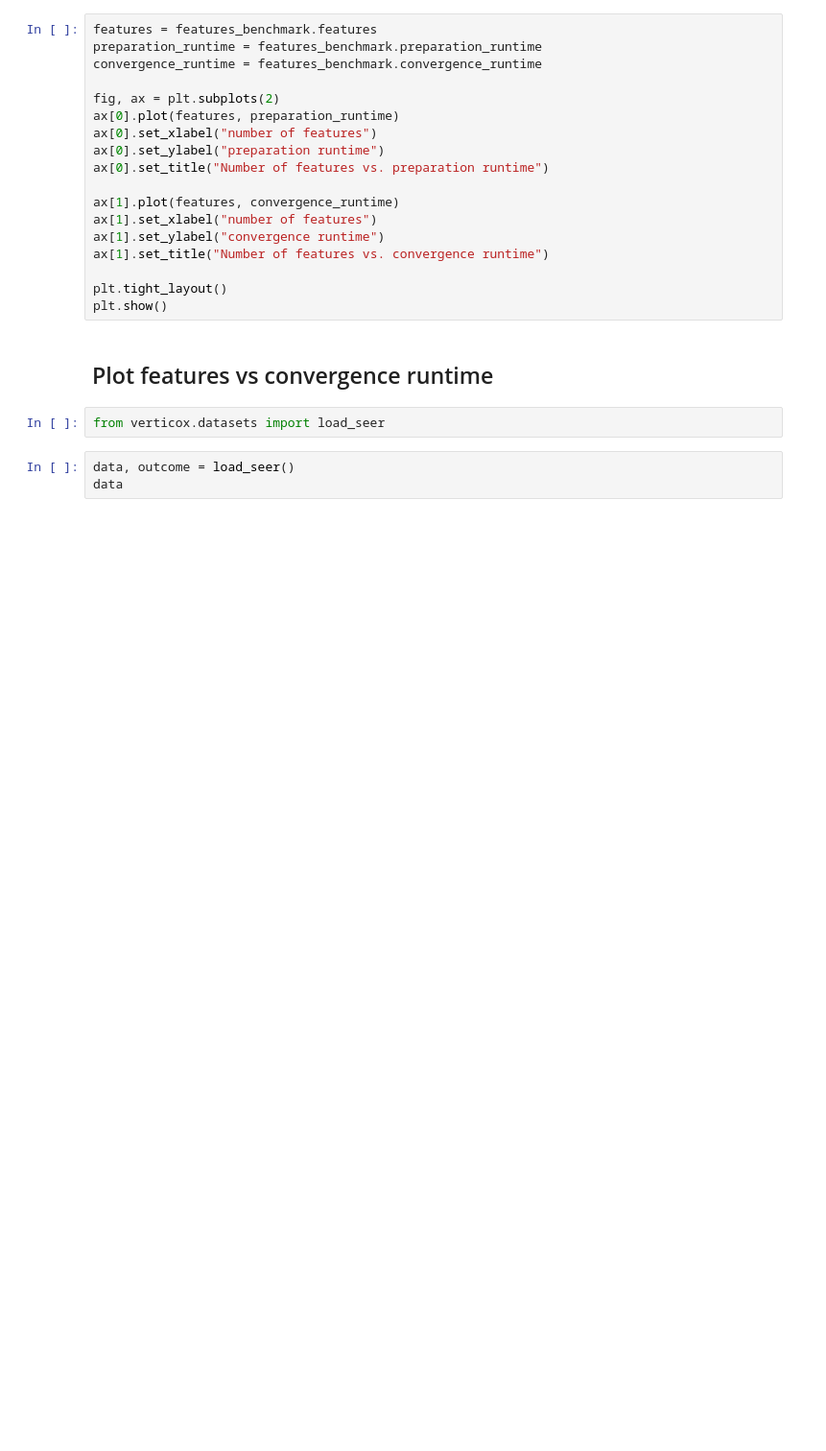
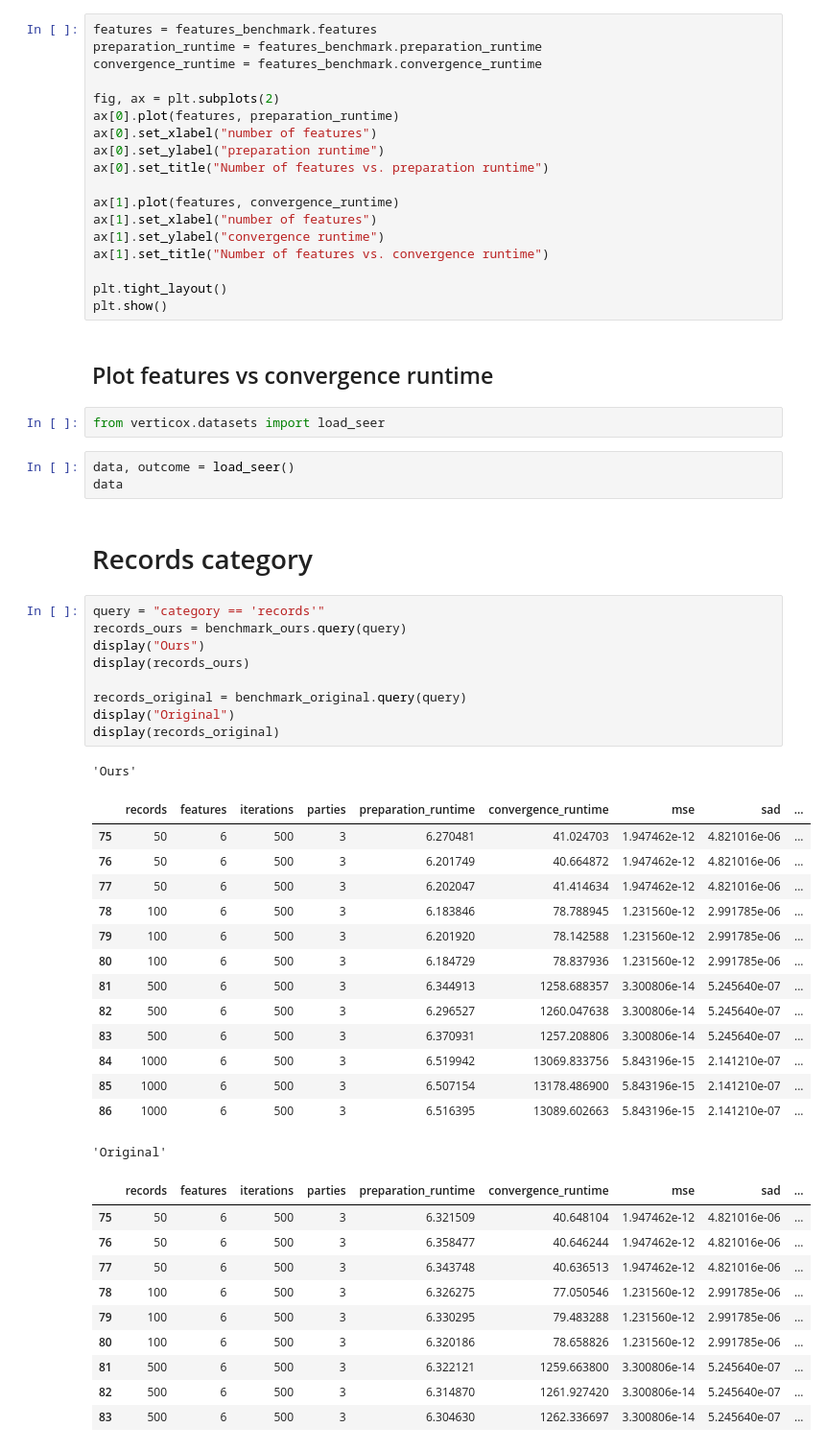
Before and after one commit to CARRIER-project/verticox, a Jupyter notebook: plot_benchmarks_with_c_index.ipynb, the cells around one changed output. Shown at 96% size. Drawn from its saved outputs; the diff is of its cells as text; blank space fills up the shorter version.

```diff
--- a/plot_benchmarks_with_c_index.ipynb
+++ b/plot_benchmarks_with_c_index.ipynb
@@ -336,3 +340,40 @@ from verticox.datasets import load_seer
 # %%
 data, outcome = load_seer()
 data
+# %% [markdown]
+# Records category
+# %%
+query = "category == 'records'"
+records_ours = benchmark_ours.query(query)
+display("Ours")
+display(records_ours)
+
+records_original = benchmark_original.query(query)
+display("Original")
+display(records_original)
+# %% [output]
+'Ours'
+|  | records | features | iterations | parties | preparation_runtime | convergence_runtime | mse | sad | ... |
+| 75 | 50 | 6 | 500 | 3 | 6.270481 | 41.024703 | 1.947462e-12 | 4.821016e-06 | ... |
+| 76 | 50 | 6 | 500 | 3 | 6.201749 | 40.664872 | 1.947462e-12 | 4.821016e-06 | ... |
+| 77 | 50 | 6 | 500 | 3 | 6.202047 | 41.414634 | 1.947462e-12 | 4.821016e-06 | ... |
+| 78 | 100 | 6 | 500 | 3 | 6.183846 | 78.788945 | 1.231560e-12 | 2.991785e-06 | ... |
+| 79 | 100 | 6 | 500 | 3 | 6.201920 | 78.142588 | 1.231560e-12 | 2.991785e-06 | ... |
+| 80 | 100 | 6 | 500 | 3 | 6.184729 | 78.837936 | 1.231560e-12 | 2.991785e-06 | ... |
+| 81 | 500 | 6 | 500 | 3 | 6.344913 | 1258.688357 | 3.300806e-14 | 5.245640e-07 | ... |
+| 82 | 500 | 6 | 500 | 3 | 6.296527 | 1260.047638 | 3.300806e-14 | 5.245640e-07 | ... |
+| 83 | 500 | 6 | 500 | 3 | 6.370931 | 1257.208806 | 3.300806e-14 | 5.245640e-07 | ... |
+| 84 | 1000 | 6 | 500 | 3 | 6.519942 | 13069.833756 | 5.843196e-15 | 2.141210e-07 | ... |
+| 85 | 1000 | 6 | 500 | 3 | 6.507154 | 13178.486900 | 5.843196e-15 | 2.141210e-07 | ... |
+| 86 | 1000 | 6 | 500 | 3 | 6.516395 | 13089.602663 | 5.843196e-15 | 2.141210e-07 | ... |
+'Original'
+|  | records | features | iterations | parties | preparation_runtime | convergence_runtime | mse | sad | ... |
+| 75 | 50 | 6 | 500 | 3 | 6.321509 | 40.648104 | 1.947462e-12 | 4.821016e-06 | ... |
+| 76 | 50 | 6 | 500 | 3 | 6.358477 | 40.646244 | 1.947462e-12 | 4.821016e-06 | ... |
+| 77 | 50 | 6 | 500 | 3 | 6.343748 | 40.636513 | 1.947462e-12 | 4.821016e-06 | ... |
+| 78 | 100 | 6 | 500 | 3 | 6.326275 | 77.050546 | 1.231560e-12 | 2.991785e-06 | ... |
+| 79 | 100 | 6 | 500 | 3 | 6.330295 | 79.483288 | 1.231560e-12 | 2.991785e-06 | ... |
+| 80 | 100 | 6 | 500 | 3 | 6.320186 | 78.658826 | 1.231560e-12 | 2.991785e-06 | ... |
+| 81 | 500 | 6 | 500 | 3 | 6.322121 | 1259.663800 | 3.300806e-14 | 5.245640e-07 | ... |
+| 82 | 500 | 6 | 500 | 3 | 6.314870 | 1261.927420 | 3.300806e-14 | 5.245640e-07 | ... |
+| 83 | 500 | 6 | 500 | 3 | 6.304630 | 1262.336697 | 3.300806e-14 | 5.245640e-07 | ... |
```
Also changed, not shown: parts of 6 cells of this notebook.
